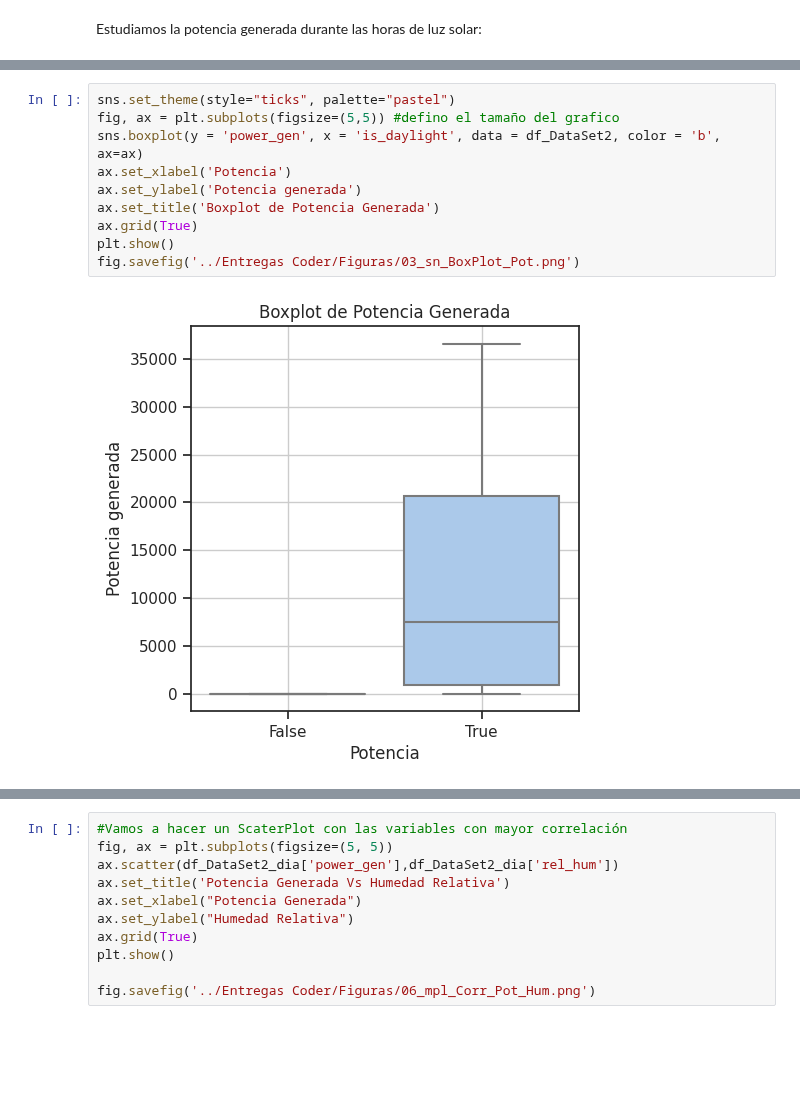
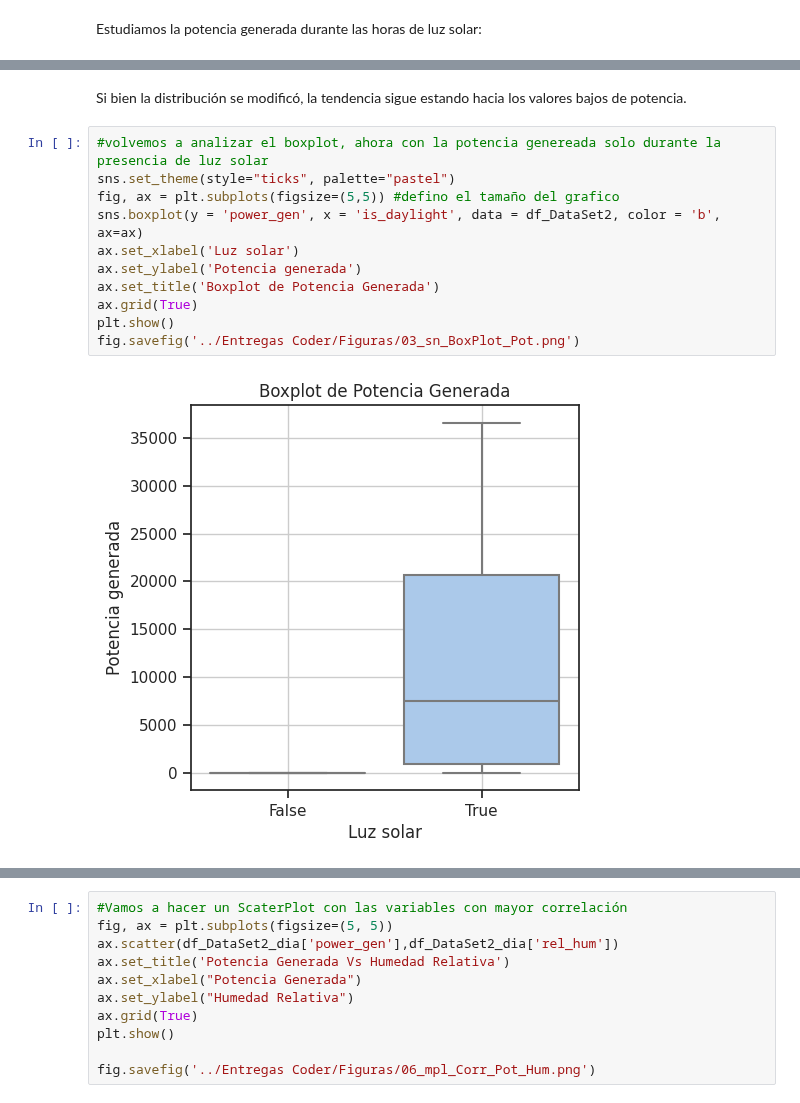
Before and after one commit to FernandoEzequiel/Coder, a Jupyter notebook: notebook/Entregas Coder/Visualizaciones_GarciaGonzalez.ipynb, the cells around one changed output, grey strips where cells are left out. Cells and saved outputs as stored; diff of their text form; blank space fills up the shorter version.

```diff
--- a/notebook/Entregas Coder/Visualizaciones_GarciaGonzalez.ipynb
+++ b/notebook/Entregas Coder/Visualizaciones_GarciaGonzalez.ipynb
@@ -190,16 +193,19 @@ plt.show()
 fig.savefig('../Entregas Coder/Figuras/02_sn_Hist_Pot.png')
 # %% [output]
 [figure]
+# %% [markdown]
+Si bien la distribución se modificó, la tendencia sigue estando hacia los valores bajos de potencia.
 # %%
+#volvemos a analizar el boxplot, ahora con la potencia genereada solo durante la presencia de luz solar
 sns.set_theme(style="ticks", palette="pastel")
 fig, ax = plt.subplots(figsize=(5,5)) #defino el tamaño del grafico
 sns.boxplot(y = 'power_gen', x = 'is_daylight', data = df_DataSet2, color = 'b', ax=ax)
-ax.set_xlabel('Potencia')
+ax.set_xlabel('Luz solar')
 ax.set_ylabel('Potencia generada')
 ax.set_title('Boxplot de Potencia Generada')
 ax.grid(True)
 plt.show()
 fig.savefig('../Entregas Coder/Figuras/03_sn_BoxPlot_Pot.png')
 # %% [output]
-[figure, old version]
+[figure, new version]
 # %% [markdown]
```
Also changed, not shown: parts of 32 cells of this notebook, 6 other files.
